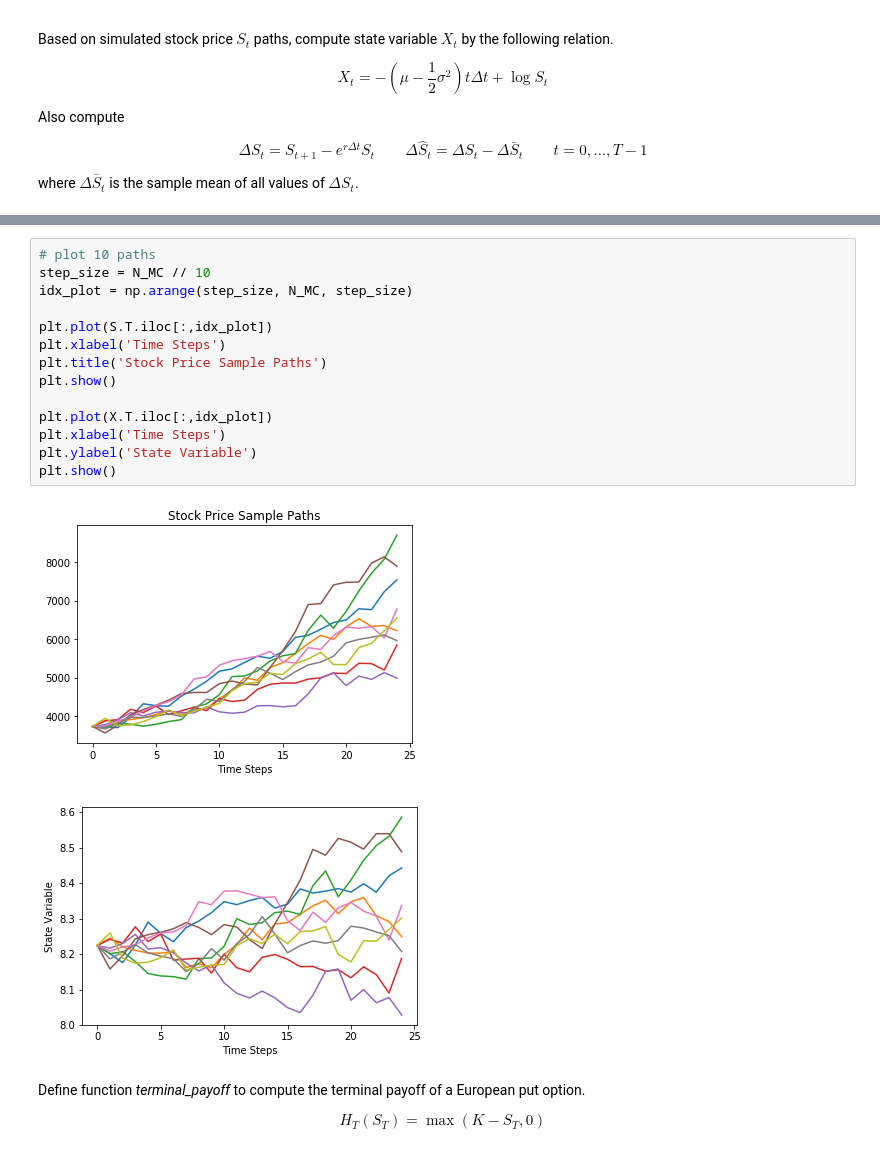
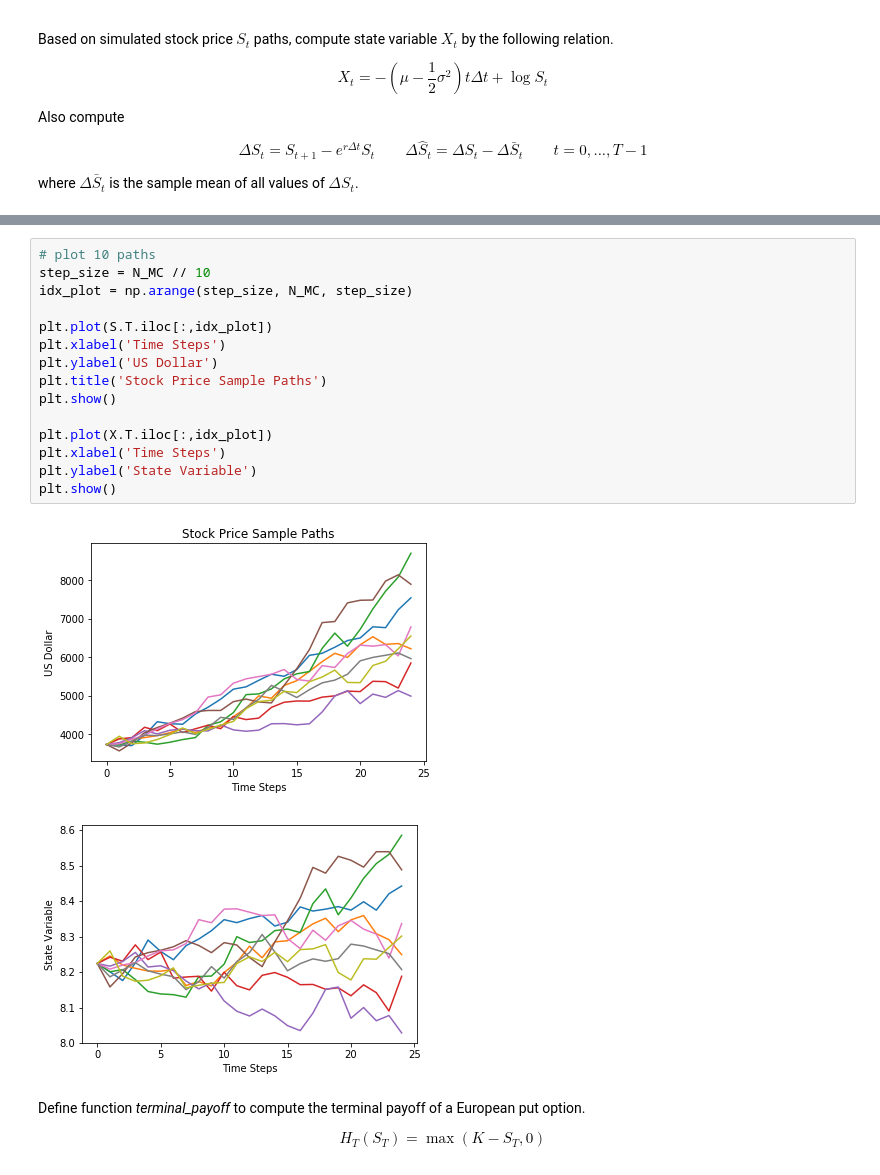
Before and after one commit to MCCCSunny/Reinforcement-Learning-in-Bitcoin-Option-Pricing, a Jupyter notebook: rl_option.ipynb, the cells around one changed output, grey strips where cells are left out. Saved outputs shown, nothing was run; the diff lists cells and outputs as text.

```diff
--- a/rl_option.ipynb
+++ b/rl_option.ipynb
@@ -257,19 +238,20 @@ Time Cost: 0.19087600708007812 seconds
 # %%
 # plot 10 paths
 step_size = N_MC // 10
 idx_plot = np.arange(step_size, N_MC, step_size)
 
 plt.plot(S.T.iloc[:,idx_plot])
 plt.xlabel('Time Steps')
+plt.ylabel('US Dollar')
 plt.title('Stock Price Sample Paths')
 plt.show()
 
 plt.plot(X.T.iloc[:,idx_plot])
 plt.xlabel('Time Steps')
 plt.ylabel('State Variable')
 plt.show()
 # %% [output]
-[figure, old version]
+[figure, new version]
 [figure]
 # %% [markdown]
 Define function *terminal_payoff* to compute the terminal payoff of a European put option.
```
Also changed, not shown: parts of 13 cells of this notebook.
